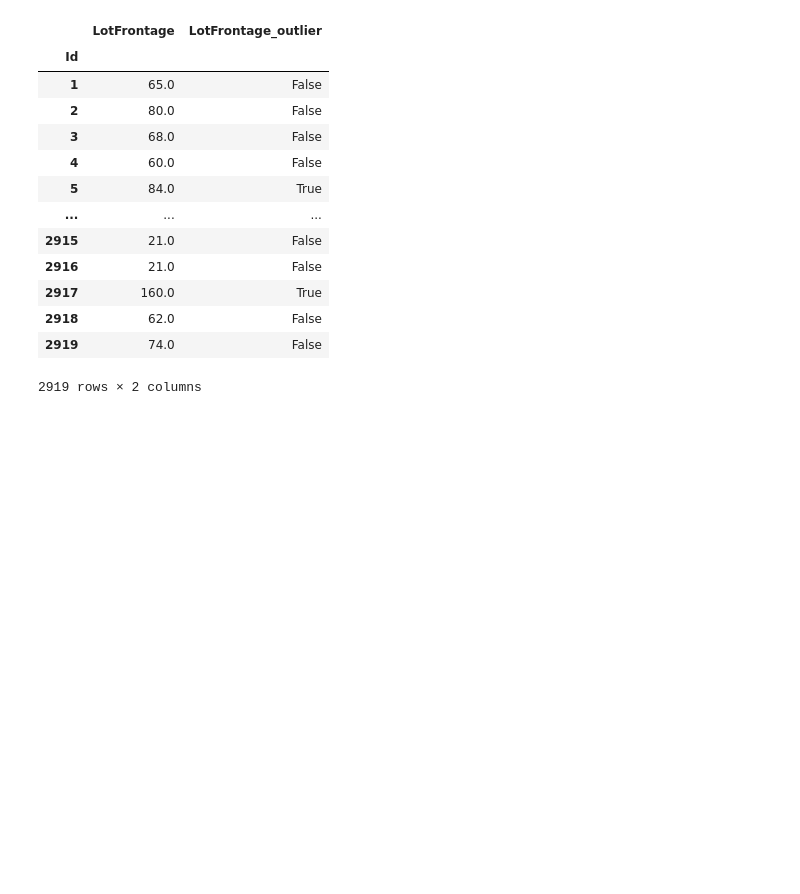
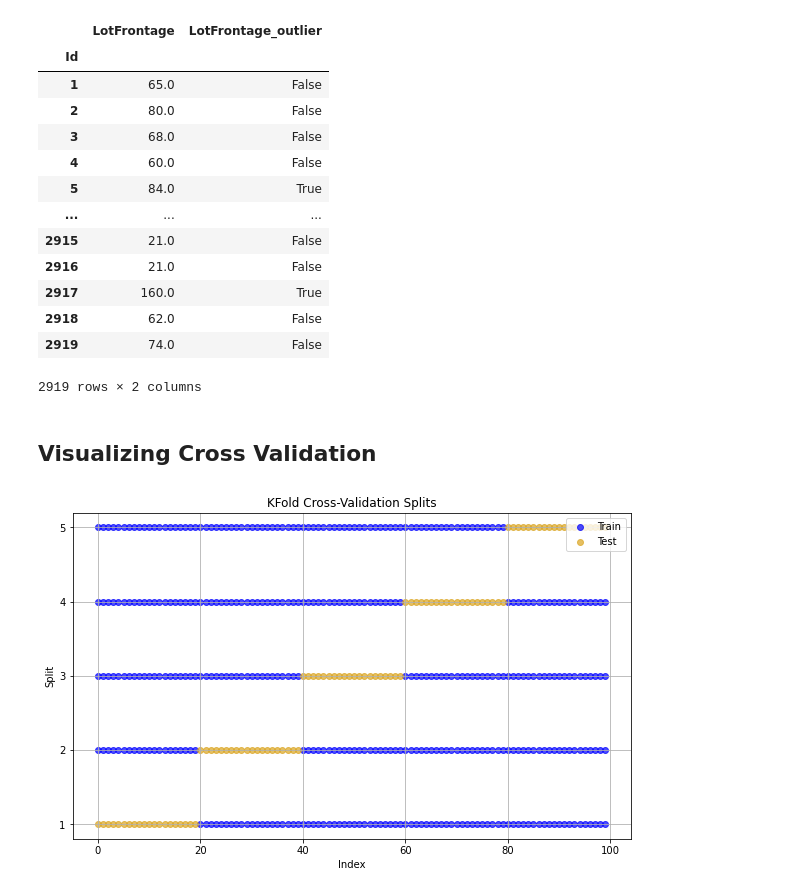
Before and after one commit to adriacb/MLTools, a Jupyter notebook: notebooks/1.EDA.ipynb, the cells around one changed output. Saved outputs shown, nothing was run; the diff lists cells and outputs as text; code cells hidden in the pictures; blank space fills up the shorter version.

Commit message:
added crossval plots

```diff
--- a/notebooks/1.EDA.ipynb
+++ b/notebooks/1.EDA.ipynb
@@ -51,3 +51,5 @@ fe.local_outlier_factor(
 | 2918 | 62.0 | False |
 | 2919 | 74.0 | False |
 2919 rows × 2 columns
+# %% [markdown]
+## Visualizing Cross Validation
@@ -53,0 +106,8 @@ fe.local_outlier_factor(
+# %%
+df = pd.DataFrame(np.random.randn(100, 4), columns=['A', 'B', 'C', 'D'])
+df['Target'] = np.random.randint(0, 2, 100)  # Adding a 'Target' column with random binary values
+n_splits = 5
+# %%
+plot_cross_val(n_splits, KFold, df, 'KFold Cross-Validation Splits')
+# %% [output]
+[figure, added]
```
Also changed, not shown: parts of 3 cells of this notebook, 1 other file.
